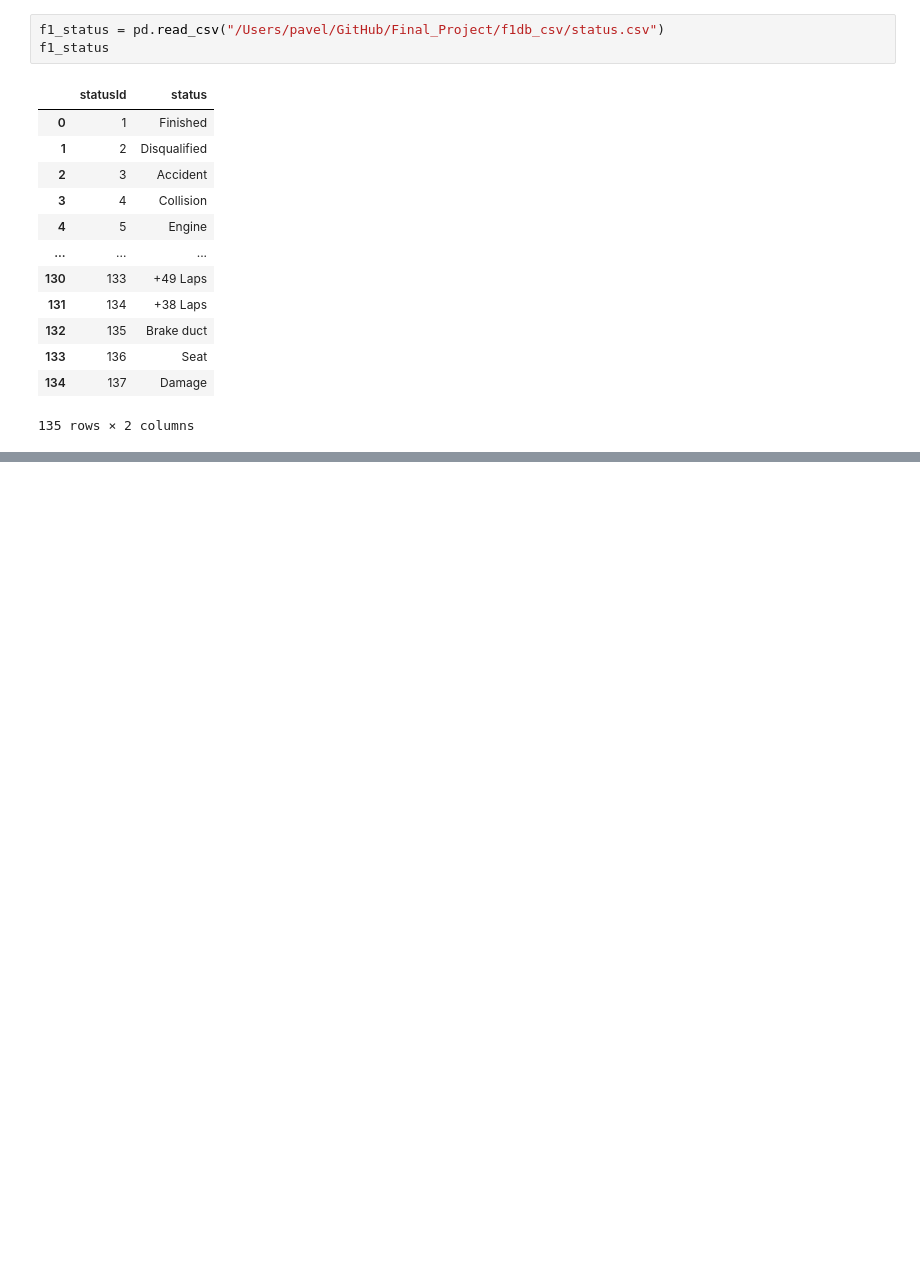
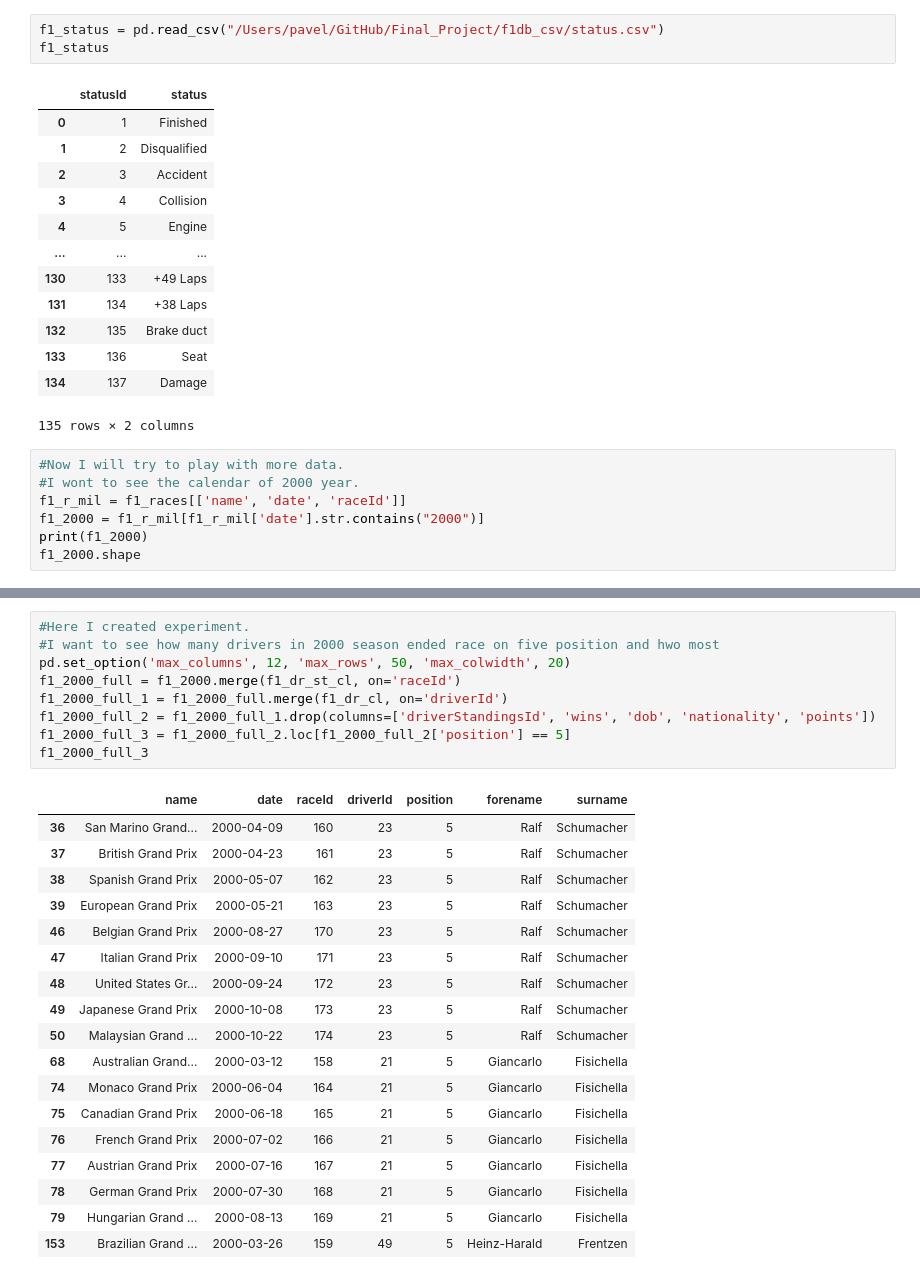
Before and after one commit to pentakostal/Final_Project_RCS, a Jupyter notebook: Formula_1_Data_Analysis.ipynb, the cells around one changed output, grey strips where cells are left out. Drawn from its saved outputs; the diff is of its cells as text; blank space fills up the shorter version.

```diff
--- a/Formula_1_Data_Analysis.ipynb
+++ b/Formula_1_Data_Analysis.ipynb
@@ -460,3 +460,10 @@ f1_status
 | 133 | 136 | Seat |
 | 134 | 137 | Damage |
 135 rows × 2 columns
+# %%
+#Now I will try to play with more data.
+#I wont to see the calendar of 2000 year.
+f1_r_mil = f1_races[['name', 'date', 'raceId']]
+f1_2000 = f1_r_mil[f1_r_mil['date'].str.contains("2000")]
+print(f1_2000)
+f1_2000.shape
@@ -462,0 +605,28 @@ f1_status
+# %%
+#Here I created experiment.
+#I want to see how many drivers in 2000 season ended race on five position and hwo most
+pd.set_option('max_columns', 12, 'max_rows', 50, 'max_colwidth', 20)
+f1_2000_full = f1_2000.merge(f1_dr_st_cl, on='raceId')
+f1_2000_full_1 = f1_2000_full.merge(f1_dr_cl, on='driverId')
+f1_2000_full_2 = f1_2000_full_1.drop(columns=['driverStandingsId', 'wins', 'dob', 'nationality', 'points'])
+f1_2000_full_3 = f1_2000_full_2.loc[f1_2000_full_2['position'] == 5]
+f1_2000_full_3
+# %% [output]
+|  | name | date | raceId | driverId | position | forename | surname |
+| 36 | San Marino Grand... | 2000-04-09 | 160 | 23 | 5 | Ralf | Schumacher |
+| 37 | British Grand Prix | 2000-04-23 | 161 | 23 | 5 | Ralf | Schumacher |
+| 38 | Spanish Grand Prix | 2000-05-07 | 162 | 23 | 5 | Ralf | Schumacher |
+| 39 | European Grand Prix | 2000-05-21 | 163 | 23 | 5 | Ralf | Schumacher |
+| 46 | Belgian Grand Prix | 2000-08-27 | 170 | 23 | 5 | Ralf | Schumacher |
+| 47 | Italian Grand Prix | 2000-09-10 | 171 | 23 | 5 | Ralf | Schumacher |
+| 48 | United States Gr... | 2000-09-24 | 172 | 23 | 5 | Ralf | Schumacher |
+| 49 | Japanese Grand Prix | 2000-10-08 | 173 | 23 | 5 | Ralf | Schumacher |
+| 50 | Malaysian Grand ... | 2000-10-22 | 174 | 23 | 5 | Ralf | Schumacher |
+| 68 | Australian Grand... | 2000-03-12 | 158 | 21 | 5 | Giancarlo | Fisichella |
+| 74 | Monaco Grand Prix | 2000-06-04 | 164 | 21 | 5 | Giancarlo | Fisichella |
+| 75 | Canadian Grand Prix | 2000-06-18 | 165 | 21 | 5 | Giancarlo | Fisichella |
+| 76 | French Grand Prix | 2000-07-02 | 166 | 21 | 5 | Giancarlo | Fisichella |
+| 77 | Austrian Grand Prix | 2000-07-16 | 167 | 21 | 5 | Giancarlo | Fisichella |
+| 78 | German Grand Prix | 2000-07-30 | 168 | 21 | 5 | Giancarlo | Fisichella |
+| 79 | Hungarian Grand ... | 2000-08-13 | 169 | 21 | 5 | Giancarlo | Fisichella |
+| 153 | Brazilian Grand ... | 2000-03-26 | 159 | 49 | 5 | Heinz-Harald | Frentzen |
```
Also changed, not shown: parts of 20 cells of this notebook.
